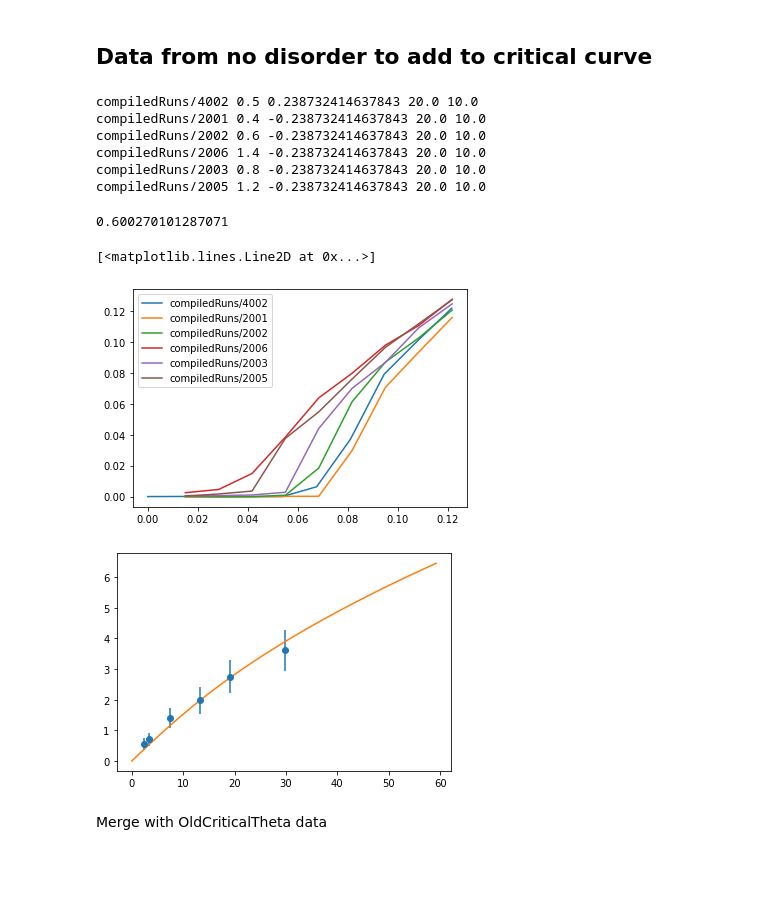
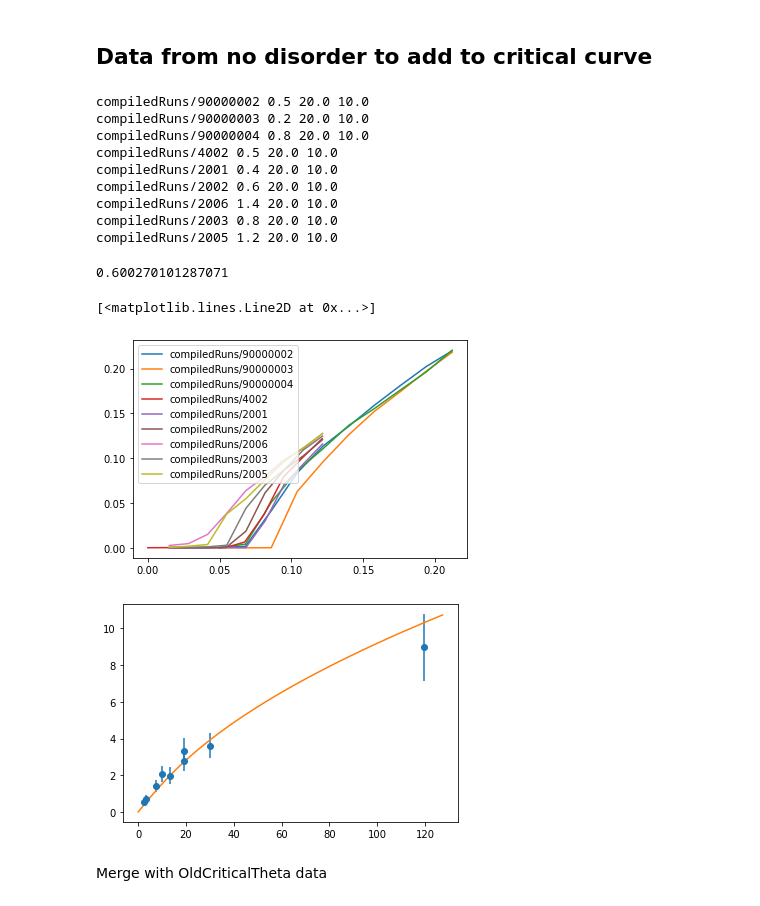
Before and after one commit to LevoSpacewars/Polymer-Tilt, a Jupyter notebook: run parsing utility.ipynb, the cells around one changed output. Saved outputs shown, nothing was run; the diff lists cells and outputs as text; code cells hidden in the pictures; blank space fills up the shorter version.

```diff
--- a/run parsing utility.ipynb
+++ b/run parsing utility.ipynb
@@ -139,53 +140,56 @@ for tcr in tenchainruns:
         potential_r.append(boxx)
         # if kt != 100 and boxx ==10.:
         if kt != 1. and kt !=100.:# and boxx ==10.:
-            print(tcr,kt,v0,f, boxx)
+            print(tcr,kt,f, boxx)
 
             # Alexander's adjustment to V because of HOOMD
             v0 = A * 1/(boxx*2*math.pi)/bondlength
             ktruns.append((-v0,f,kt,boxx/10.,tcr))
 # %% [output]
-compiledRuns/4002 0.5 0.238732414637843 20.0 10.0
-compiledRuns/2001 0.4 -0.238732414637843 20.0 10.0
-compiledRuns/2002 0.6 -0.238732414637843 20.0 10.0
-compiledRuns/2006 1.4 -0.238732414637843 20.0 10.0
-compiledRuns/2003 0.8 -0.238732414637843 20.0 10.0
-compiledRuns/2005 1.2 -0.238732414637843 20.0 10.0
+compiledRuns/90000002 0.5 20.0 10.0
+compiledRuns/90000003 0.2 20.0 10.0
+compiledRuns/90000004 0.8 20.0 10.0
+compiledRuns/4002 0.5 20.0 10.0
+compiledRuns/2001 0.4 20.0 10.0
+compiledRuns/2002 0.6 20.0 10.0
+compiledRuns/2006 1.4 20.0 10.0
+compiledRuns/2003 0.8 20.0 10.0
+compiledRuns/2005 1.2 20.0 10.0
 # %%
 from ResultsOutputScript import RunDataHandler as rdh
 
 v0rs = []
 tcrits = []
 terrs = []
 f = 20.
 
 
 import math
 def getR(f,a,kbt,theta):
     return math.sqrt(f**2 + (math.tan(theta)*f)**2) * a * theta/kbt
 print(getR(20,1,1,0.03))
 
 for v0,f,kt,a,ktrun in ktruns[:]:
     testrun = rdh(ktrun + '/data.txt',quiet=True)
     thetas = testrun.getForceRange()
     tilt = testrun.getOutput()[0]
 
     plt.plot(thetas,tilt,label=ktrun)
     _,tcrit,_ = getIntersection(thetas,tilt,.1,100)
     tcrits.append(getR(f,a,kt,tcrit))
     terrs.append(tcrits[-1]/tcrit*(thetas[1]-thetas[0])/1.)
     v0rs.append(v0*f*a**2/kt**2)
 
 plt.legend()
 
 plt.figure()
 plt.errorbar(v0rs,tcrits,yerr=terrs,fmt='o')
-plt.plot(tcritthx[:len(tcritthx)//2],tcritthy[:len(tcritthx)//2])
+plt.plot(tcritthx[:],tcritthy[:])
 # %% [output]
 0.600270101287071
 [<matplotlib.lines.Line2D at 0x...>]
-[figure, old version]
+[figure, new version]
-[figure, old version]
+[figure, new version]
 # %% [markdown]
 Merge with OldCriticalTheta data
 # %%
```
Also changed, not shown: parts of 2 cells of this notebook.
